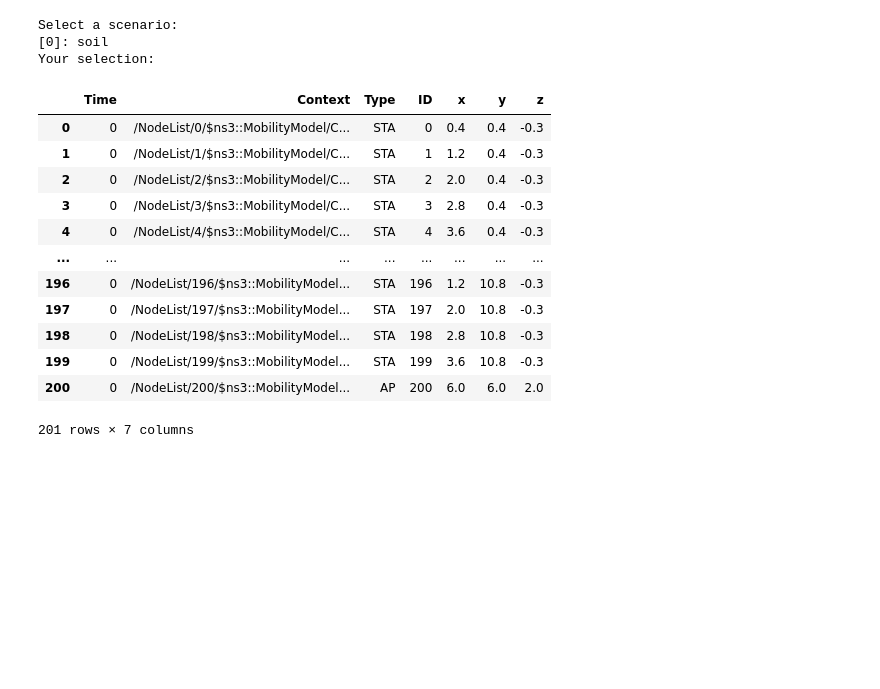
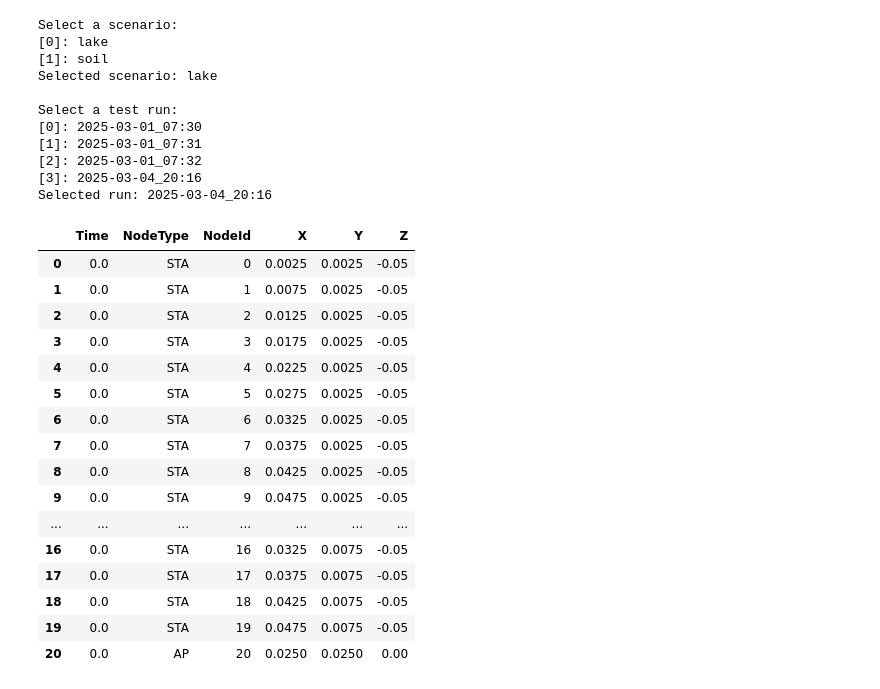
Before and after one commit to mehslambo/2IRS0-ns3, a Jupyter notebook: postprocessing/node_positions.ipynb, the cells around one changed output. Drawn from its saved outputs; the diff is of its cells as text; code cells hidden in the pictures; blank space fills up the shorter version.

```diff
--- a/postprocessing/node_positions.ipynb
+++ b/postprocessing/node_positions.ipynb
@@ -1,42 +1,43 @@
-# %%
-import pandas as pd
-from pathlib import Path
-import os
-
-def select_scenario() -> Path:
-    # Get all folder names from the logs folder
-    logs_folder = Path(os.path.abspath('')) / 'logs'
-    scenarios = [folder for folder in logs_folder.iterdir() if folder.is_dir()]
-    print('Select a scenario:')
-    for i, folder in enumerate(scenarios):
-        print(f"[{i}]: {folder.name}")
-    print("Your selection: ")
-    selection = int(input())
-    return scenarios[selection]
-
-scenario_folder = select_scenario()
-
-node_pos_df = pd.read_csv(scenario_folder / 'course_change.csv', delimiter=';', names=["Time","Context","Type","ID","x","y","z"], index_col=False)
-node_pos_df.drop_duplicates(subset=["Time","ID"], keep='last', inplace=True)
-node_pos_df.reset_index(drop=True, inplace=True)
-node_pos_df
-# %% [output]
-Select a scenario:
-[0]: soil
-Your selection:
-|  | Time | Context | Type | ID | x | y | z |
-| 0 | 0 | /NodeList/0/$ns3::MobilityModel/C... | STA | 0 | 0.4 | 0.4 | -0.3 |
-| 1 | 0 | /NodeList/1/$ns3::MobilityModel/C... | STA | 1 | 1.2 | 0.4 | -0.3 |
-| 2 | 0 | /NodeList/2/$ns3::MobilityModel/C... | STA | 2 | 2.0 | 0.4 | -0.3 |
-| 3 | 0 | /NodeList/3/$ns3::MobilityModel/C... | STA | 3 | 2.8 | 0.4 | -0.3 |
-| 4 | 0 | /NodeList/4/$ns3::MobilityModel/C... | STA | 4 | 3.6 | 0.4 | -0.3 |
-| ... | ... | ... | ... | ... | ... | ... | ... |
-| 196 | 0 | /NodeList/196/$ns3::MobilityModel... | STA | 196 | 1.2 | 10.8 | -0.3 |
-| 197 | 0 | /NodeList/197/$ns3::MobilityModel... | STA | 197 | 2.0 | 10.8 | -0.3 |
-| 198 | 0 | /NodeList/198/$ns3::MobilityModel... | STA | 198 | 2.8 | 10.8 | -0.3 |
-| 199 | 0 | /NodeList/199/$ns3::MobilityModel... | STA | 199 | 3.6 | 10.8 | -0.3 |
-| 200 | 0 | /NodeList/200/$ns3::MobilityModel... | AP | 200 | 6.0 | 6.0 | 2.0 |
-201 rows × 7 columns
+# %%
+import pandas as pd
+from pathlib import Path
+import os
+from helpers.load import *
+from helpers.select_scenario import *
+
+scenario_folder = select_scenario()
+
+node_pos_df = load_node_pos_df(scenario_folder)
+node_pos_df
+# %% [output]
+Select a scenario:
+[0]: lake
+[1]: soil
+Selected scenario: lake
+
+Select a test run:
+[0]: 2025-03-01_07:30
+[1]: 2025-03-01_07:31
+[2]: 2025-03-01_07:32
+[3]: 2025-03-04_20:16
+Selected run: 2025-03-04_20:16
+|  | Time | NodeType | NodeId | X | Y | Z |
+| 0 | 0.0 | STA | 0 | 0.0025 | 0.0025 | -0.05 |
+| 1 | 0.0 | STA | 1 | 0.0075 | 0.0025 | -0.05 |
+| 2 | 0.0 | STA | 2 | 0.0125 | 0.0025 | -0.05 |
+| 3 | 0.0 | STA | 3 | 0.0175 | 0.0025 | -0.05 |
+| 4 | 0.0 | STA | 4 | 0.0225 | 0.0025 | -0.05 |
+| 5 | 0.0 | STA | 5 | 0.0275 | 0.0025 | -0.05 |
+| 6 | 0.0 | STA | 6 | 0.0325 | 0.0025 | -0.05 |
+| 7 | 0.0 | STA | 7 | 0.0375 | 0.0025 | -0.05 |
+| 8 | 0.0 | STA | 8 | 0.0425 | 0.0025 | -0.05 |
+| 9 | 0.0 | STA | 9 | 0.0475 | 0.0025 | -0.05 |
+| ... | ... | ... | ... | ... | ... | ... |
+| 16 | 0.0 | STA | 16 | 0.0325 | 0.0075 | -0.05 |
+| 17 | 0.0 | STA | 17 | 0.0375 | 0.0075 | -0.05 |
+| 18 | 0.0 | STA | 18 | 0.0425 | 0.0075 | -0.05 |
+| 19 | 0.0 | STA | 19 | 0.0475 | 0.0075 | -0.05 |
+| 20 | 0.0 | AP | 20 | 0.0250 | 0.0250 | 0.00 |
 # %%
 # Plot a 3D graph using the x, y, z coordinates. Color the nodes based on type.
 import matplotlib.pyplot as plt
```
Also changed, not shown: parts of 1 cell of this notebook, 4 other files.
